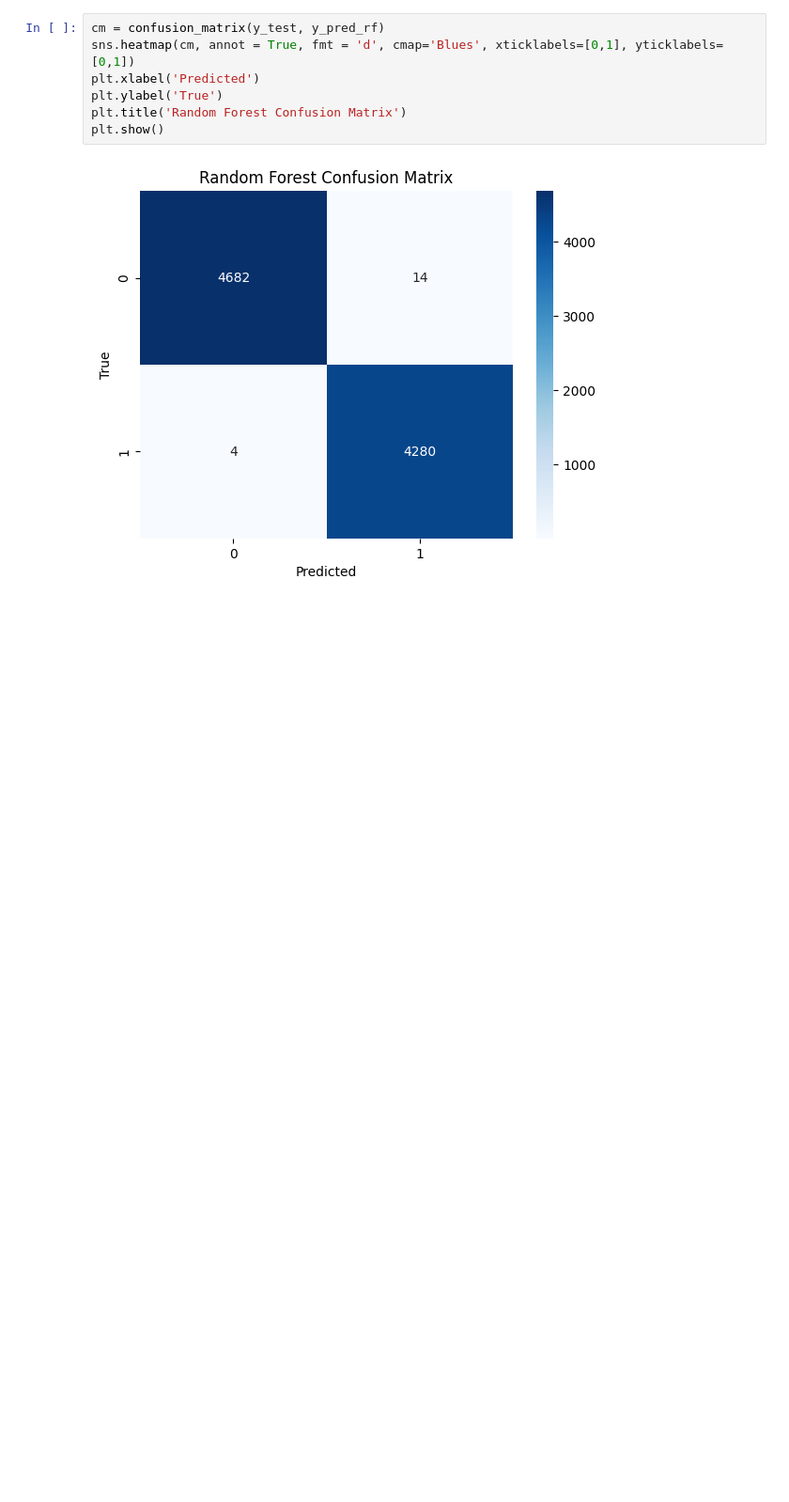
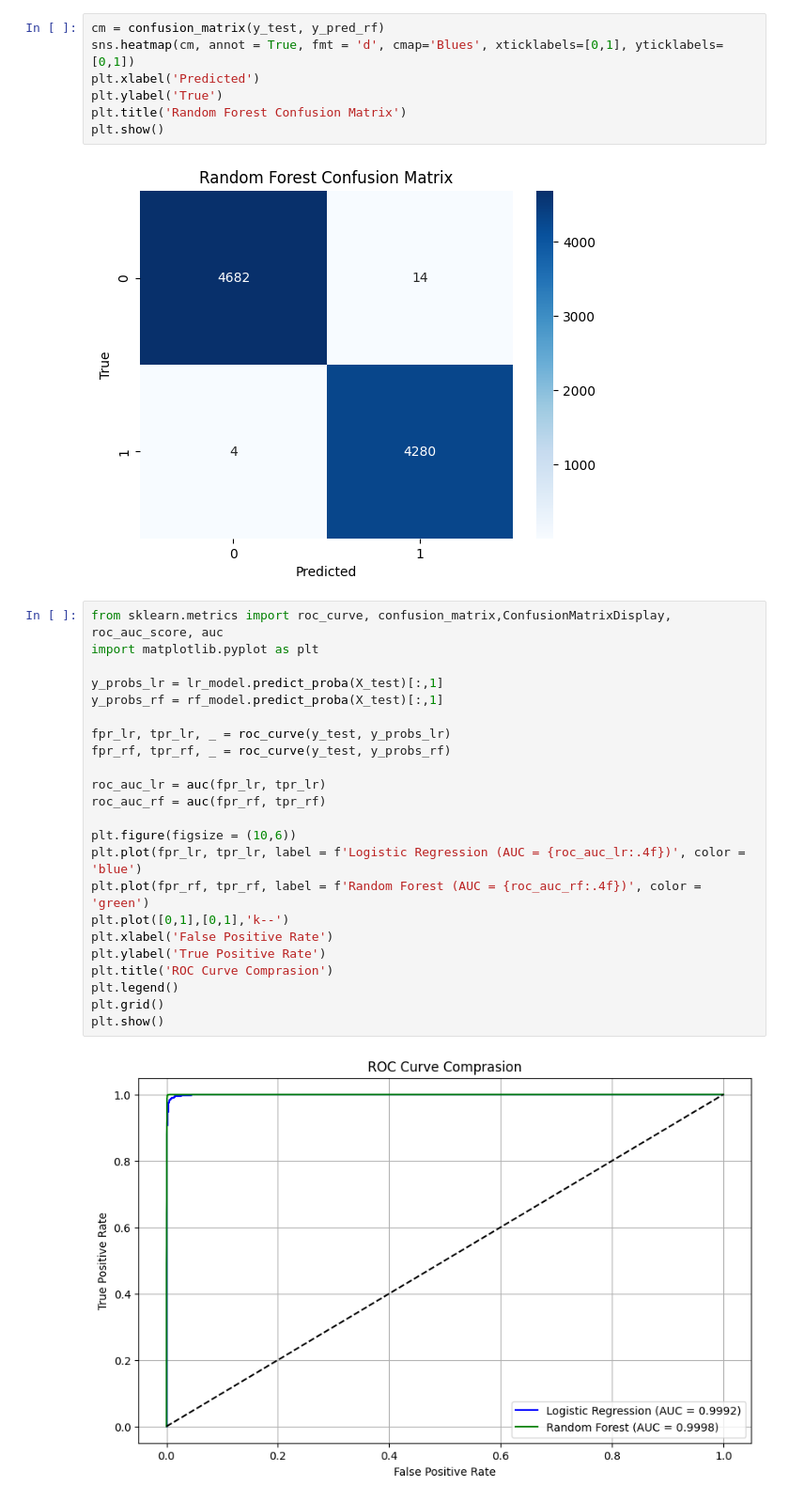
Before and after one commit to muzeyir/Fake-News-Detection-NLP, a Jupyter notebook: notebooks/FakeNewsDetection.ipynb, the cells around one changed output. Shown at 94% size. Cells and saved outputs as stored; diff of their text form; blank space fills up the shorter version.

Commit message:
07 - roc-auc values and graph for LR, RF models

```diff
--- a/notebooks/FakeNewsDetection.ipynb
+++ b/notebooks/FakeNewsDetection.ipynb
@@ -241,3 +241,28 @@ plt.title('Random Forest Confusion Matrix')
 plt.show()
 # %% [output]
 [figure]
+# %%
+from sklearn.metrics import roc_curve, confusion_matrix,ConfusionMatrixDisplay, roc_auc_score, auc
+import matplotlib.pyplot as plt
+
+y_probs_lr = lr_model.predict_proba(X_test)[:,1]
+y_probs_rf = rf_model.predict_proba(X_test)[:,1]
+
+fpr_lr, tpr_lr, _ = roc_curve(y_test, y_probs_lr)
+fpr_rf, tpr_rf, _ = roc_curve(y_test, y_probs_rf)
+
+roc_auc_lr = auc(fpr_lr, tpr_lr)
+roc_auc_rf = auc(fpr_rf, tpr_rf)
+
+plt.figure(figsize = (10,6))
+plt.plot(fpr_lr, tpr_lr, label = f'Logistic Regression (AUC = {roc_auc_lr:.4f})', color = 'blue')
+plt.plot(fpr_rf, tpr_rf, label = f'Random Forest (AUC = {roc_auc_rf:.4f})', color = 'green')
+plt.plot([0,1],[0,1],'k--')
+plt.xlabel('False Positive Rate')
+plt.ylabel('True Positive Rate')
+plt.title('ROC Curve Comprasion')
+plt.legend()
+plt.grid()
+plt.show()
+# %% [output]
+[figure, added]
```
